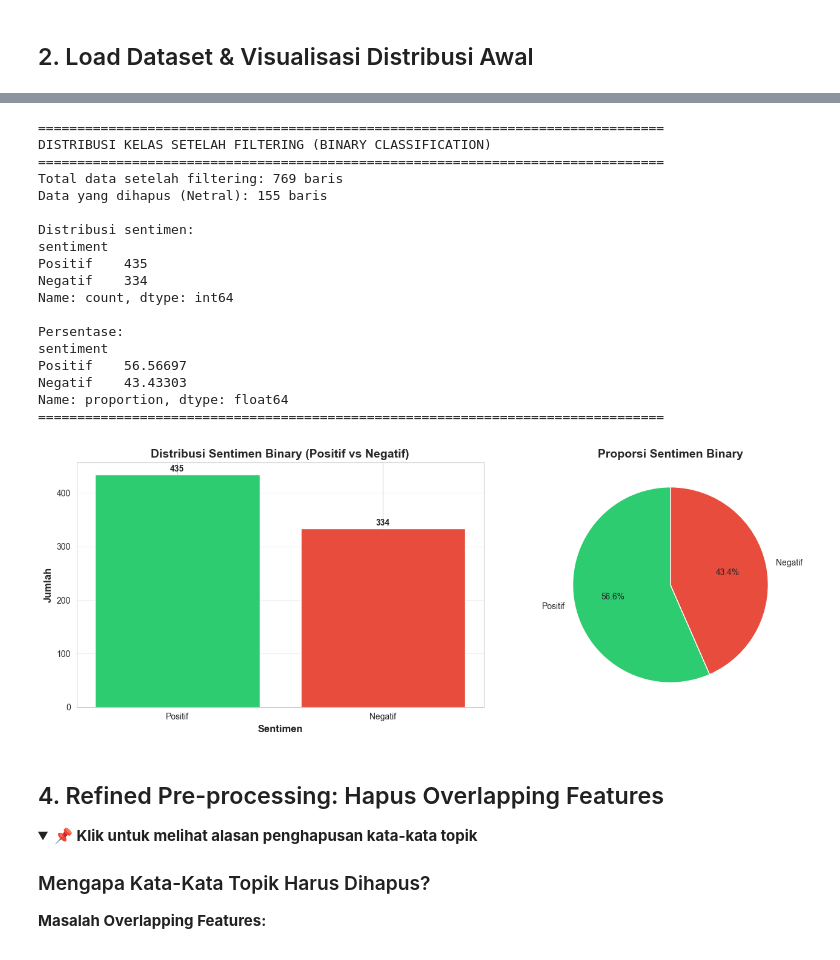
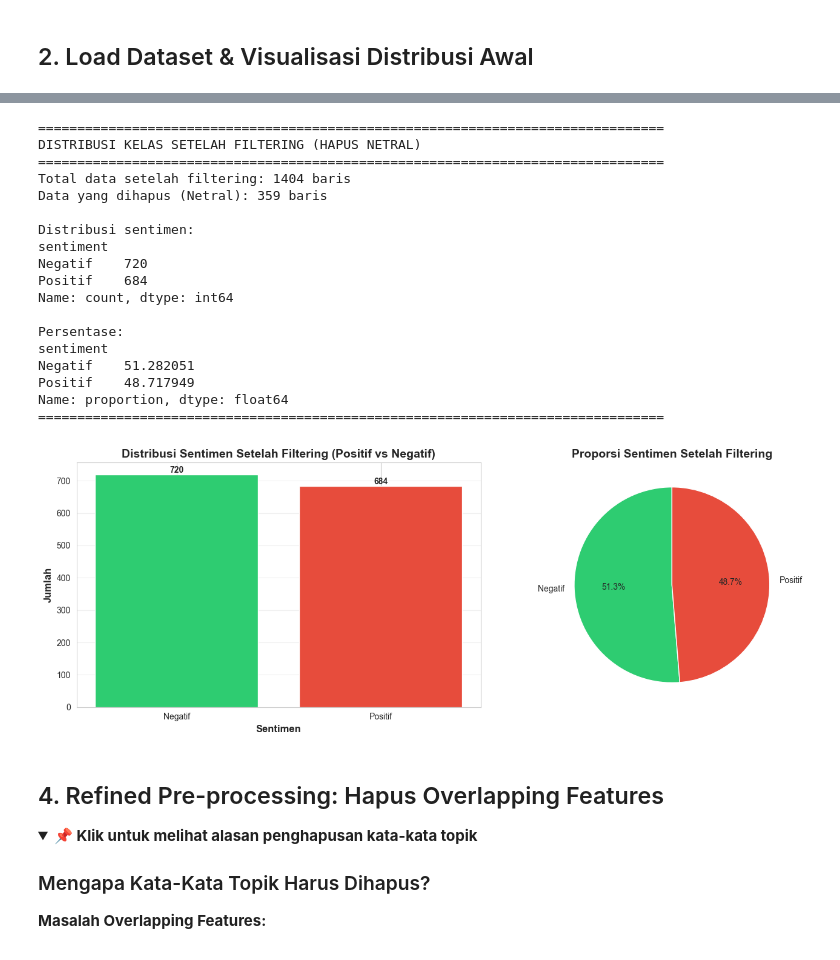
Before and after one commit to Lukas166/sentiment-analysis-purbaya-200t, a Jupyter notebook: data_modeling_refined.ipynb, the cells around one changed output, grey strips where cells are left out. Cells and saved outputs as stored; diff of their text form; code cells hidden in the pictures; folded sections open.

```diff
--- a/data_modeling_refined.ipynb
+++ b/data_modeling_refined.ipynb
@@ -121,58 +115,59 @@ Berdasarkan hasil modeling sebelumnya di file `data_modeling.ipynb`:
 df = df_original[df_original['sentiment'] != 'Netral'].copy()
 
 print("=" * 80)
-print("DISTRIBUSI KELAS SETELAH FILTERING (BINARY CLASSIFICATION)")
+print("DISTRIBUSI KELAS SETELAH FILTERING (HAPUS NETRAL)")
 print("=" * 80)
 print(f"Total data setelah filtering: {len(df)} baris")
 print(f"Data yang dihapus (Netral): {len(df_original) - len(df)} baris\n")
 print("Distribusi sentimen:")
-print(df['sentiment'].value_counts())
+sentiment_counts = df['sentiment'].value_counts()
+print(sentiment_counts)
 print("\nPersentase:")
 print(df['sentiment'].value_counts(normalize=True) * 100)
 print("=" * 80)
 # %% [output]
 ================================================================================
-DISTRIBUSI KELAS SETELAH FILTERING (BINARY CLASSIFICATION)
+DISTRIBUSI KELAS SETELAH FILTERING (HAPUS NETRAL)
 ================================================================================
-Total data setelah filtering: 769 baris
-Data yang dihapus (Netral): 155 baris
+Total data setelah filtering: 1404 baris
+Data yang dihapus (Netral): 359 baris
 
 Distribusi sentimen:
 sentiment
-Positif    435
-Negatif    334
+Negatif    720
+Positif    684
 Name: count, dtype: int64
 
 Persentase:
 sentiment
-Positif    56.56697
-Negatif    43.43303
+Negatif    51.282051
+Positif    48.717949
 Name: proportion, dtype: float64
 ================================================================================
 # %%
 # Visualisasi distribusi kelas setelah filtering
 fig, axes = plt.subplots(1, 2, figsize=(14, 5))
 
 # Bar chart
-sentiment_counts_filtered = df['sentiment'].value_counts()
+sentiment_counts = df['sentiment'].value_counts()
 colors_binary = ['#2ecc71', '#e74c3c']
-axes[0].bar(sentiment_counts_filtered.index, sentiment_counts_filtered.values, color=colors_binary)
+axes[0].bar(sentiment_counts.index, sentiment_counts.values, color=colors_binary)
 axes[0].set_xlabel('Sentimen', fontsize=12, fontweight='bold')
 axes[0].set_ylabel('Jumlah', fontsize=12, fontweight='bold')
-axes[0].set_title('Distribusi Sentimen Binary (Positif vs Negatif)', fontsize=14, fontweight='bold')
+axes[0].set_title('Distribusi Sentimen Setelah Filtering (Positif vs Negatif)', fontsize=14, fontweight='bold')
 axes[0].grid(axis='y', alpha=0.3)
-for i, v in enumerate(sentiment_counts_filtered.values):
+for i, v in enumerate(sentiment_counts.values):
     axes[0].text(i, v + 5, str(v), ha='center', fontweight='bold')
 
 # Pie chart
-axes[1].pie(sentiment_counts_filtered.values, labels=sentiment_counts_filtered.index,
+axes[1].pie(sentiment_counts.values, labels=sentiment_counts.index,
             autopct='%1.1f%%', colors=colors_binary, startangle=90)
-axes[1].set_title('Proporsi Sentimen Binary', fontsize=14, fontweight='bold')
+axes[1].set_title('Proporsi Sentimen Setelah Filtering', fontsize=14, fontweight='bold')
 
 plt.tight_layout()
 plt.show()
 # %% [output]
-[figure, old version]
+[figure, new version]
 # %% [markdown]
 ## 4. Refined Pre-processing: Hapus Overlapping Features
 
```
Also changed, not shown: parts of 10 cells of this notebook, 9 other files.
